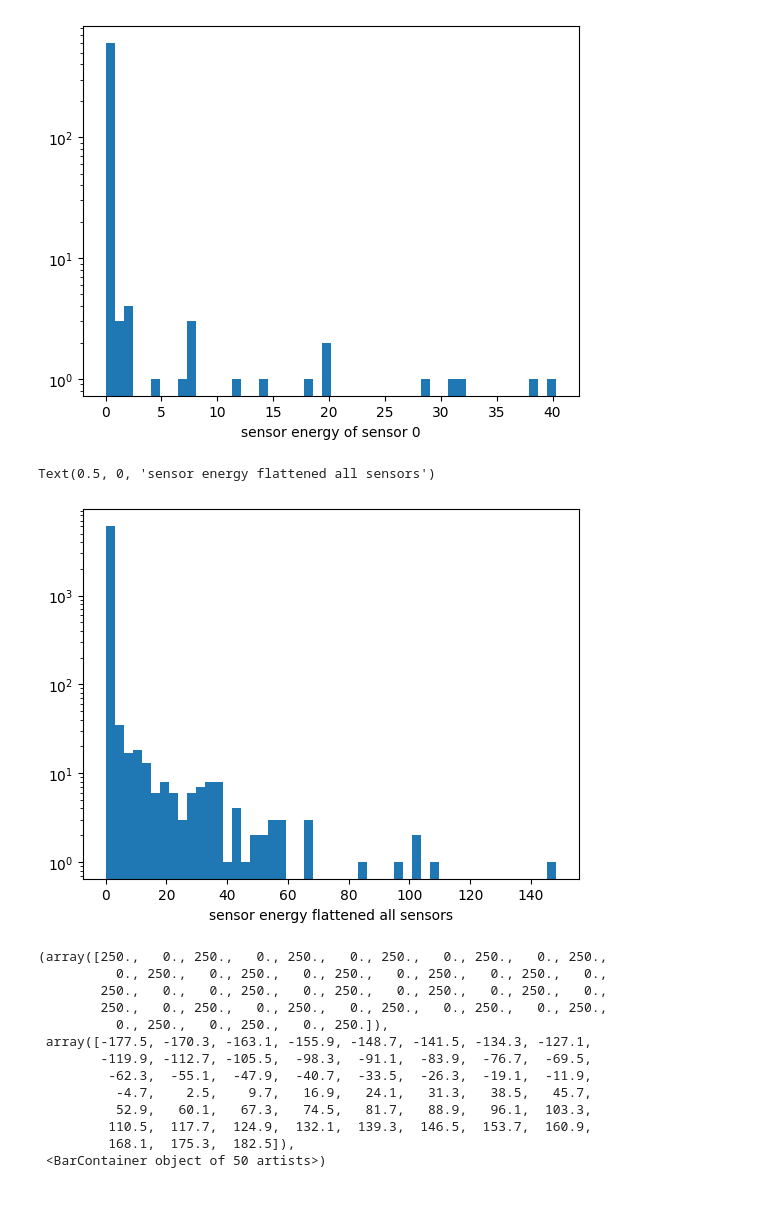
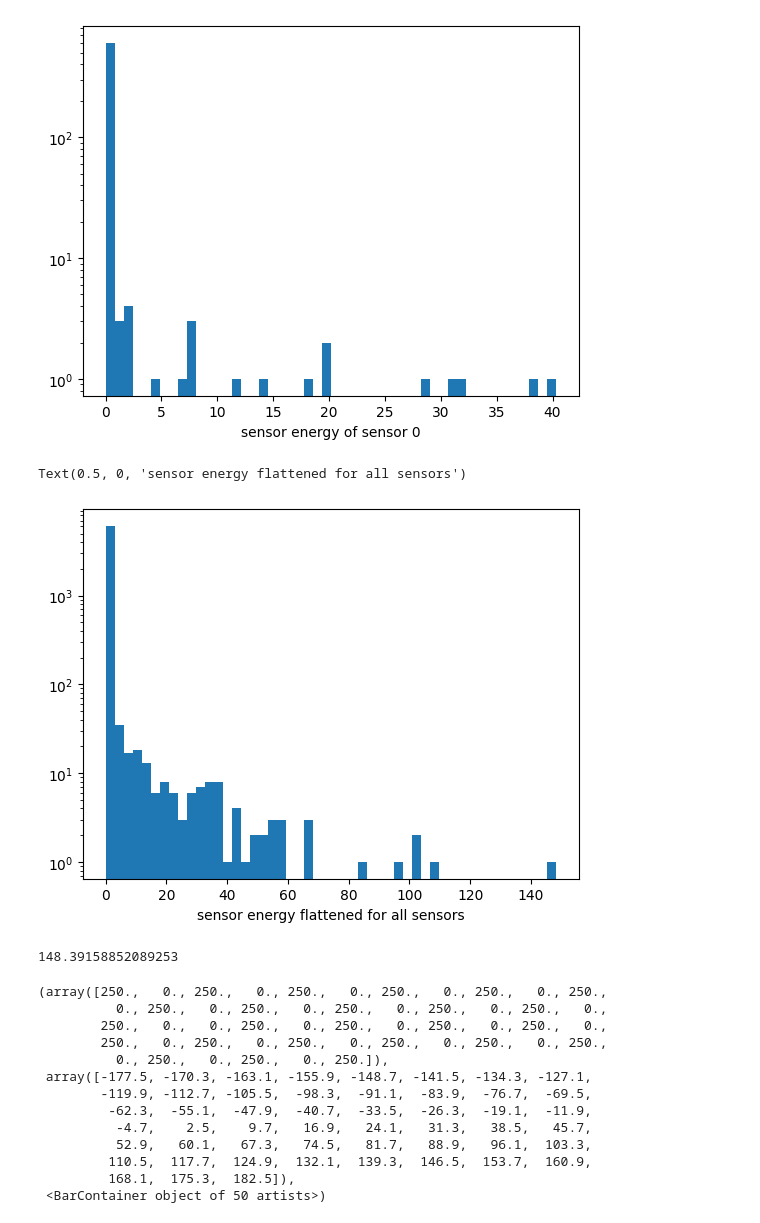
Before and after one commit to kingusiu/opDeDe, a Jupyter notebook: notebooks/detector_data_plots.ipynb, the cells around one changed output. Drawn from its saved outputs; the diff is of its cells as text; code cells hidden in the pictures.

Commit message:
good and bad calo comparison with new data

```diff
--- a/notebooks/detector_data_plots.ipynb
+++ b/notebooks/detector_data_plots.ipynb
@@ -3,7 +3,7 @@ import pandas as pd
 import numpy as np
 import matplotlib.pyplot as plt
 # %%
-file_path = 'data/testfile_t0.pkl'
+file_path = '../data/testfile_t0.pkl'
 # %%
 df = pd.read_pickle(file_path)
 # %%
@@ -93,12 +105,17 @@ Text(0.5, 0, 'sensor energy of sensor 0')
 [figure]
 # %%
 ll = df['sensor_energy'].tolist()
-plt.hist(sum(ll,[]),bins=50)
+ll_flat = sum(ll,[])
+plt.hist(ll_flat,bins=50)
 plt.yscale('log')
 plt.xlabel('sensor energy flattened for all sensors') # 25 sensors per layer, 5 layers = 625 sensors
 # %% [output]
-Text(0.5, 0, 'sensor energy flattened all sensors')
+Text(0.5, 0, 'sensor energy flattened for all sensors')
-[figure, old version]
+[figure, new version]
+# %%
+max(np.array(ll_flat))
+# %% [output]
+148.39158852089253
 # %%
 ll = df['sensor_z'].tolist()
 plt.hist(sum(ll,[]),bins=50)
```
Also changed, not shown: parts of 3 cells of this notebook, 3 other files.
